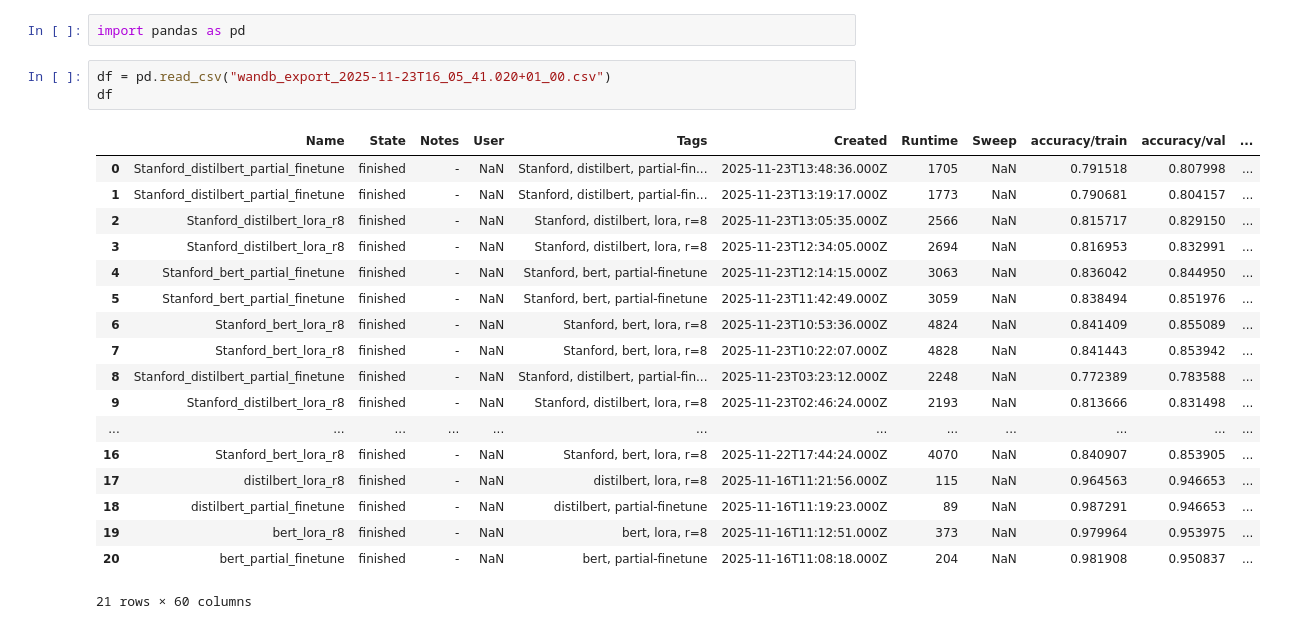
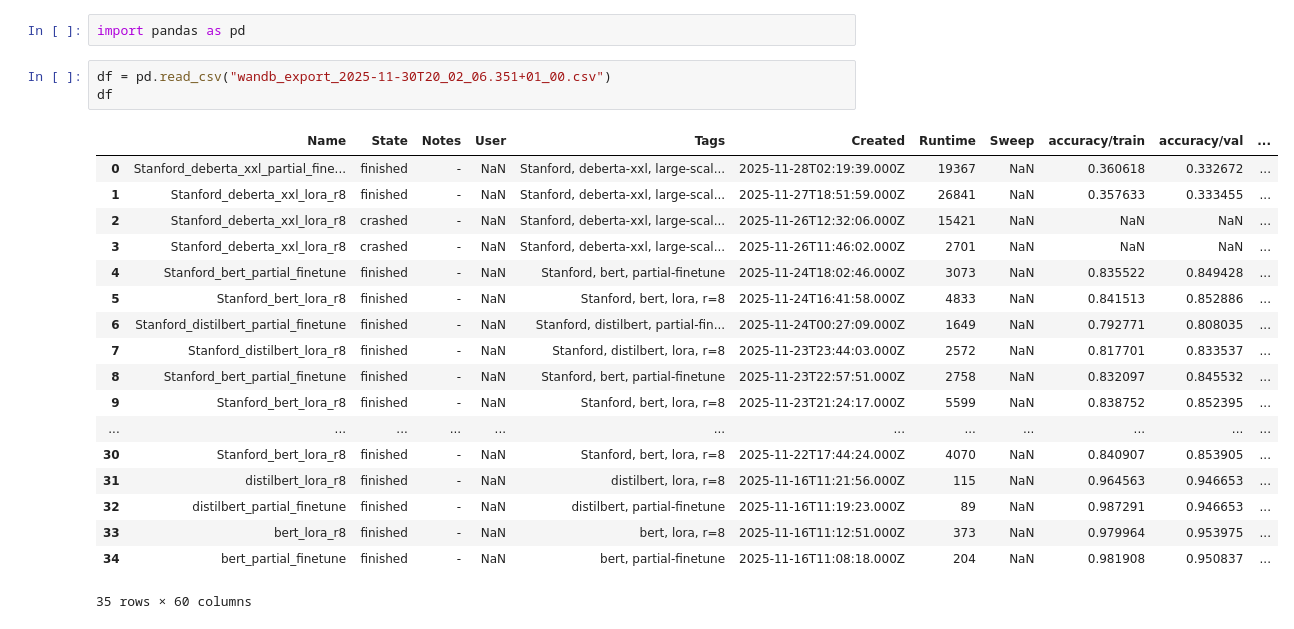
Before and after one commit to MalipieroMattia/AVDNLP_final_project, a Jupyter notebook: resource_usage_analysis/runs_comparison.ipynb, the cells around one changed output. Drawn from its saved outputs; the diff is of its cells as text.

```diff
--- a/resource_usage_analysis/runs_comparison.ipynb
+++ b/resource_usage_analysis/runs_comparison.ipynb
@@ -1,24 +1,24 @@
 # %%
 import pandas as pd
 # %%
-df = pd.read_csv("wandb_export_2025-11-23T16_05_41.020+01_00.csv")
+df = pd.read_csv("wandb_export_2025-11-30T20_02_06.351+01_00.csv")
 df
 # %% [output]
 |  | Name | State | Notes | User | Tags | Created | Runtime | Sweep | accuracy/train | accuracy/val | ... |
-| 0 | Stanford_distilbert_partial_finetune | finished | - | NaN | Stanford, distilbert, partial-fin... | 2025-11-23T13:48:36.000Z | 1705 | NaN | 0.791518 | 0.807998 | ... |
-| 1 | Stanford_distilbert_partial_finetune | finished | - | NaN | Stanford, distilbert, partial-fin... | 2025-11-23T13:19:17.000Z | 1773 | NaN | 0.790681 | 0.804157 | ... |
-| 2 | Stanford_distilbert_lora_r8 | finished | - | NaN | Stanford, distilbert, lora, r=8 | 2025-11-23T13:05:35.000Z | 2566 | NaN | 0.815717 | 0.829150 | ... |
-| 3 | Stanford_distilbert_lora_r8 | finished | - | NaN | Stanford, distilbert, lora, r=8 | 2025-11-23T12:34:05.000Z | 2694 | NaN | 0.816953 | 0.832991 | ... |
-| 4 | Stanford_bert_partial_finetune | finished | - | NaN | Stanford, bert, partial-finetune | 2025-11-23T12:14:15.000Z | 3063 | NaN | 0.836042 | 0.844950 | ... |
-| 5 | Stanford_bert_partial_finetune | finished | - | NaN | Stanford, bert, partial-finetune | 2025-11-23T11:42:49.000Z | 3059 | NaN | 0.838494 | 0.851976 | ... |
-| 6 | Stanford_bert_lora_r8 | finished | - | NaN | Stanford, bert, lora, r=8 | 2025-11-23T10:53:36.000Z | 4824 | NaN | 0.841409 | 0.855089 | ... |
-| 7 | Stanford_bert_lora_r8 | finished | - | NaN | Stanford, bert, lora, r=8 | 2025-11-23T10:22:07.000Z | 4828 | NaN | 0.841443 | 0.853942 | ... |
-| 8 | Stanford_distilbert_partial_finetune | finished | - | NaN | Stanford, distilbert, partial-fin... | 2025-11-23T03:23:12.000Z | 2248 | NaN | 0.772389 | 0.783588 | ... |
-| 9 | Stanford_distilbert_lora_r8 | finished | - | NaN | Stanford, distilbert, lora, r=8 | 2025-11-23T02:46:24.000Z | 2193 | NaN | 0.813666 | 0.831498 | ... |
+| 0 | Stanford_deberta_xxl_partial_fine... | finished | - | NaN | Stanford, deberta-xxl, large-scal... | 2025-11-28T02:19:39.000Z | 19367 | NaN | 0.360618 | 0.332672 | ... |
+| 1 | Stanford_deberta_xxl_lora_r8 | finished | - | NaN | Stanford, deberta-xxl, large-scal... | 2025-11-27T18:51:59.000Z | 26841 | NaN | 0.357633 | 0.333455 | ... |
+| 2 | Stanford_deberta_xxl_lora_r8 | crashed | - | NaN | Stanford, deberta-xxl, large-scal... | 2025-11-26T12:32:06.000Z | 15421 | NaN | NaN | NaN | ... |
+| 3 | Stanford_deberta_xxl_lora_r8 | crashed | - | NaN | Stanford, deberta-xxl, large-scal... | 2025-11-26T11:46:02.000Z | 2701 | NaN | NaN | NaN | ... |
+| 4 | Stanford_bert_partial_finetune | finished | - | NaN | Stanford, bert, partial-finetune | 2025-11-24T18:02:46.000Z | 3073 | NaN | 0.835522 | 0.849428 | ... |
+| 5 | Stanford_bert_lora_r8 | finished | - | NaN | Stanford, bert, lora, r=8 | 2025-11-24T16:41:58.000Z | 4833 | NaN | 0.841513 | 0.852886 | ... |
+| 6 | Stanford_distilbert_partial_finetune | finished | - | NaN | Stanford, distilbert, partial-fin... | 2025-11-24T00:27:09.000Z | 1649 | NaN | 0.792771 | 0.808035 | ... |
+| 7 | Stanford_distilbert_lora_r8 | finished | - | NaN | Stanford, distilbert, lora, r=8 | 2025-11-23T23:44:03.000Z | 2572 | NaN | 0.817701 | 0.833537 | ... |
+| 8 | Stanford_bert_partial_finetune | finished | - | NaN | Stanford, bert, partial-finetune | 2025-11-23T22:57:51.000Z | 2758 | NaN | 0.832097 | 0.845532 | ... |
+| 9 | Stanford_bert_lora_r8 | finished | - | NaN | Stanford, bert, lora, r=8 | 2025-11-23T21:24:17.000Z | 5599 | NaN | 0.838752 | 0.852395 | ... |
 | ... | ... | ... | ... | ... | ... | ... | ... | ... | ... | ... | ... |
-| 16 | Stanford_bert_lora_r8 | finished | - | NaN | Stanford, bert, lora, r=8 | 2025-11-22T17:44:24.000Z | 4070 | NaN | 0.840907 | 0.853905 | ... |
-| 17 | distilbert_lora_r8 | finished | - | NaN | distilbert, lora, r=8 | 2025-11-16T11:21:56.000Z | 115 | NaN | 0.964563 | 0.946653 | ... |
-| 18 | distilbert_partial_finetune | finished | - | NaN | distilbert, partial-finetune | 2025-11-16T11:19:23.000Z | 89 | NaN | 0.987291 | 0.946653 | ... |
-| 19 | bert_lora_r8 | finished | - | NaN | bert, lora, r=8 | 2025-11-16T11:12:51.000Z | 373 | NaN | 0.979964 | 0.953975 | ... |
-| 20 | bert_partial_finetune | finished | - | NaN | bert, partial-finetune | 2025-11-16T11:08:18.000Z | 204 | NaN | 0.981908 | 0.950837 | ... |
+| 30 | Stanford_bert_lora_r8 | finished | - | NaN | Stanford, bert, lora, r=8 | 2025-11-22T17:44:24.000Z | 4070 | NaN | 0.840907 | 0.853905 | ... |
+| 31 | distilbert_lora_r8 | finished | - | NaN | distilbert, lora, r=8 | 2025-11-16T11:21:56.000Z | 115 | NaN | 0.964563 | 0.946653 | ... |
+| 32 | distilbert_partial_finetune | finished | - | NaN | distilbert, partial-finetune | 2025-11-16T11:19:23.000Z | 89 | NaN | 0.987291 | 0.946653 | ... |
+| 33 | bert_lora_r8 | finished | - | NaN | bert, lora, r=8 | 2025-11-16T11:12:51.000Z | 373 | NaN | 0.979964 | 0.953975 | ... |
+| 34 | bert_partial_finetune | finished | - | NaN | bert, partial-finetune | 2025-11-16T11:08:18.000Z | 204 | NaN | 0.981908 | 0.950837 | ... |
-21 rows × 60 columns
+35 rows × 60 columns
```
Also changed, not shown: parts of 1 cell of this notebook, 2 other files.
